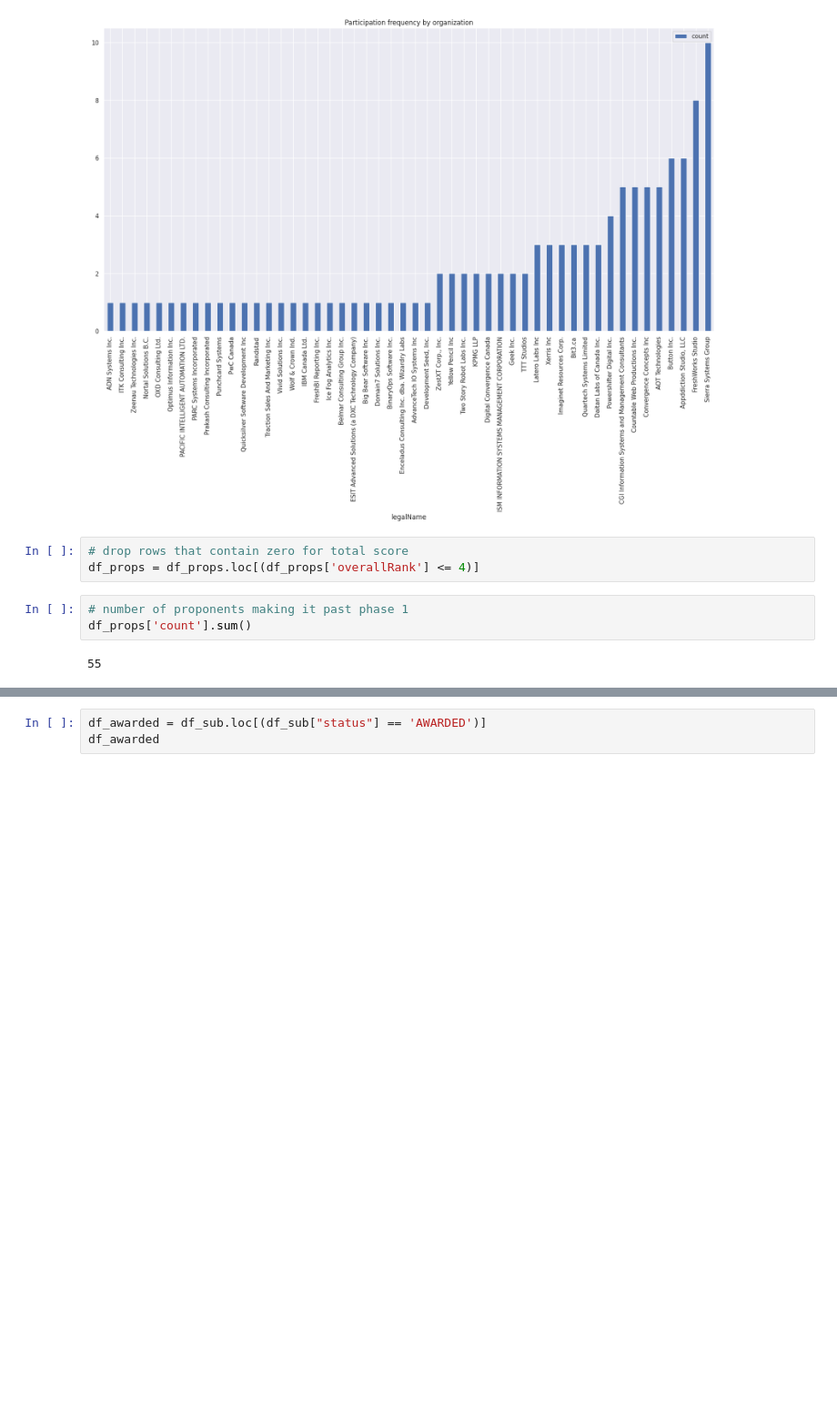
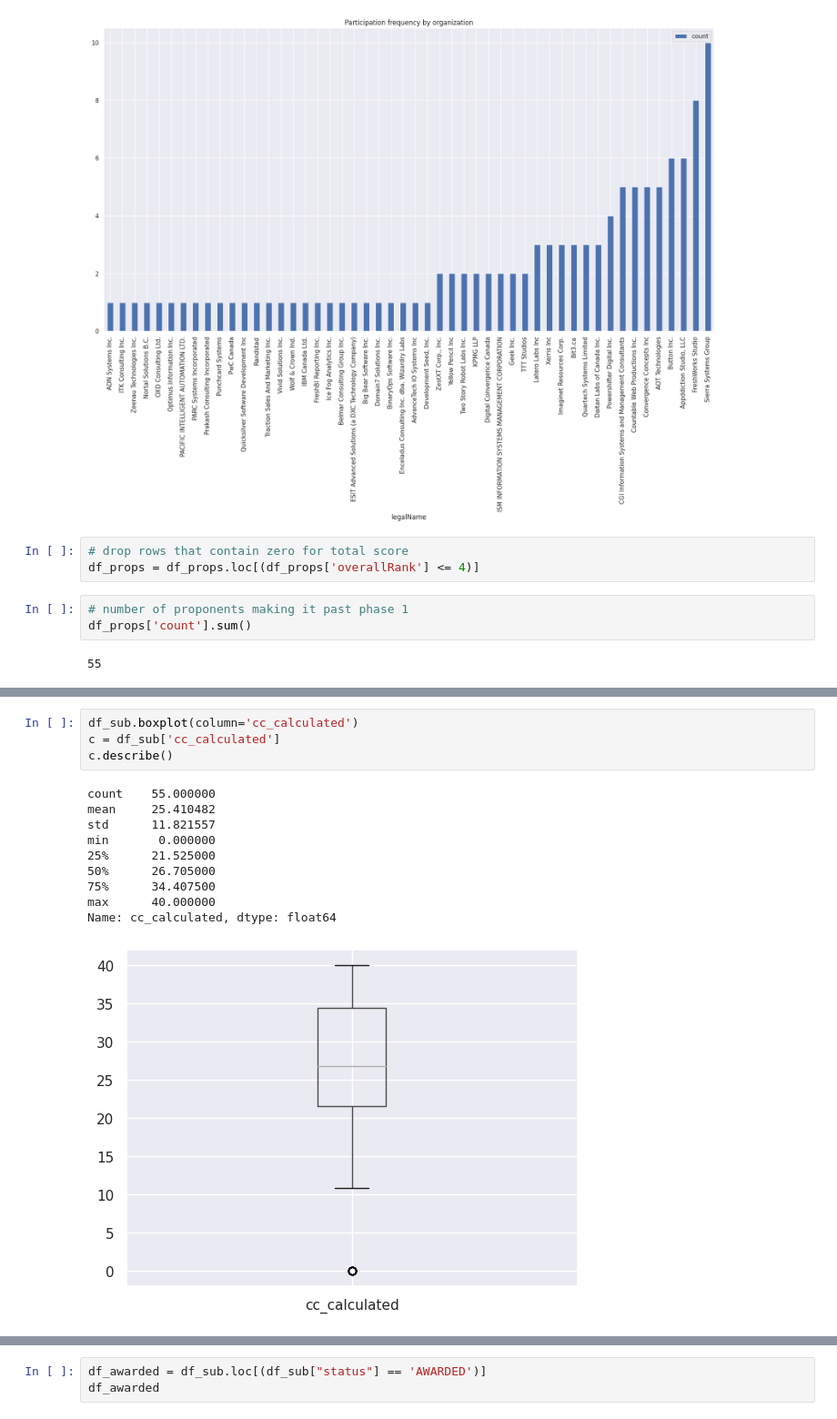
Before and after one commit to bdolor/sec-prediction, a Jupyter notebook: swu.ipynb, the cells around one changed output, grey strips where cells are left out. Shown at 91% size. Drawn from its saved outputs; the diff is of its cells as text; blank space fills up the shorter version.

Commit message:
adding box plots for score distribution

```diff
--- a/swu.ipynb
+++ b/swu.ipynb
@@ -292,3 +292,18 @@ df_agg
 | e1cd1588-2c43-492b-a167-7f28cd720ae7 | Proponent 3,Proponent 2,Proponent 1 | vancouver,calgary,vancouver | British Columbia (BC),Alberta,Bri... | Canada,Canada,Canada | 10,12,44 | {Scrum,Quality Assurance,Wirefram... | ,, | ... |
 | f1f6aca3-7143-41bc-99a7-8ce7014ac242 | Proponent 13,Proponent 9,Proponen... | vancouver,victoria,victoria,vanco... | British Columbia (BC),BC,BC,Briti... | Canada,Canada,Canada,Canada | 10,29,24,44 | {User Interface Design,User Exper... | {Scrum,Wireframing,Data Visualiza... | ... |
 | f508d747-8877-46f8-8818-59f71a65416a | Proponent 14,Proponent 1,Proponen... | victoria,victoria,victoria,whiteh... | BC,BC,BC,Yukon | Canada,Canada,Canada,Canada | 36,10,29,4 | {OpenShift,DevOps,Agile,User Expe... | {Angular,Bash,MongoDB,JavaScript,... | ... |
+# %%
+df_sub.boxplot(column='cc_calculated')
+c = df_sub['cc_calculated']
+c.describe()
+# %% [output]
+count    55.000000
+mean     25.410482
+std      11.821557
+min       0.000000
+25%      21.525000
+50%      26.705000
+75%      34.407500
+max      40.000000
+Name: cc_calculated, dtype: float64
+[figure, added]
```
Also changed, not shown: parts of 11 cells of this notebook, 3 other files.
